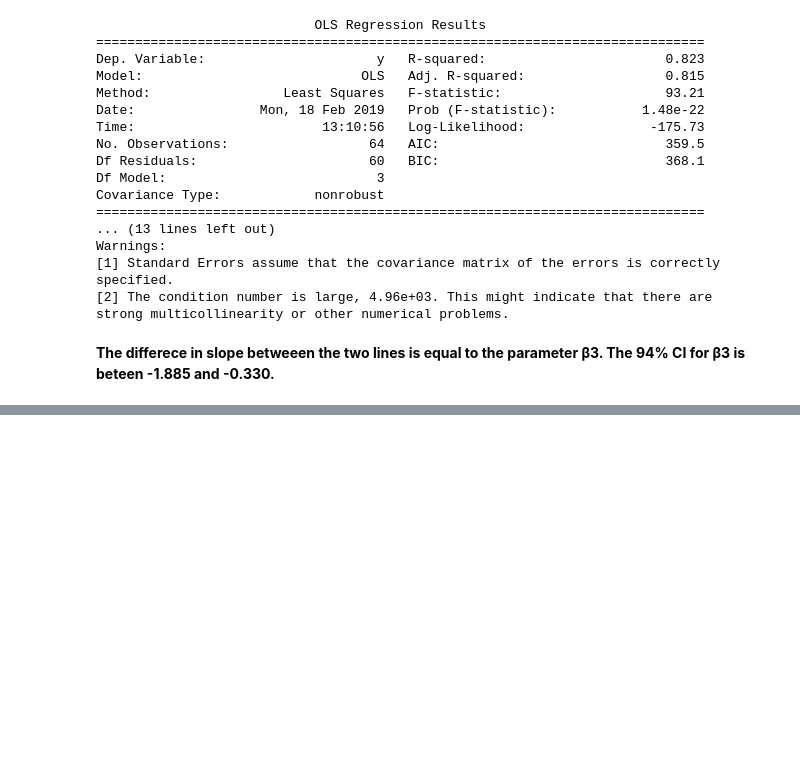
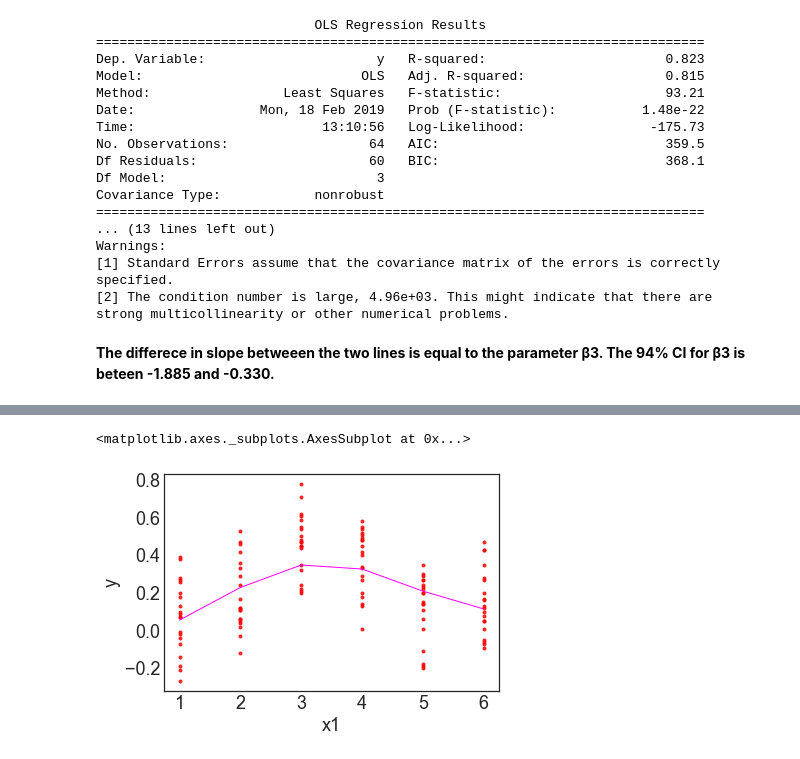
Before and after one commit to naivelogic/Machine_Learning_Notebooks, a Jupyter notebook: Data_Science/Stats Foundation/Regression Methods/[lab] Purdue Applied Regression Analysis.ipynb, the cells around one changed output, grey strips where cells are left out. Cells and saved outputs as stored; diff of their text form; code cells hidden in the pictures; blank space fills up the shorter version.

Commit message:
Update [lab] Purdue Applied Regression Analysis.ipynb
Final - all lab work completed

```diff
--- a/Data_Science/Stats Foundation/Regression Methods/[lab] Purdue Applied Regression Analysis.ipynb
+++ b/Data_Science/Stats Foundation/Regression Methods/[lab] Purdue Applied Regression Analysis.ipynb
@@ -995,0 +999,4 @@ __The differece in slope betweeen the two lines is equal to the parameter β3. T
+# %%
+age = pd.read_table("http://www.stat.purdue.edu/~minzhang/512_Spring2014/Datasets_files/CH16PR11a.DAT",
+                     header=None, names=['y','x1', 'x2'],delim_whitespace=True)
+age.head()
@@ -995,0 +1037,6 @@ __The differece in slope betweeen the two lines is equal to the parameter β3. T
+# %%
+sns.regplot(x ='x1', y = 'y', data = age, lowess=True, line_kws={"color":"magenta", "linewidth":1},
+            scatter_kws={'color':'r', 's':9})
+# %% [output]
+<matplotlib.axes._subplots.AxesSubplot at 0x...>
+[figure, added]
```
Also changed, not shown: parts of 6 cells of this notebook.
